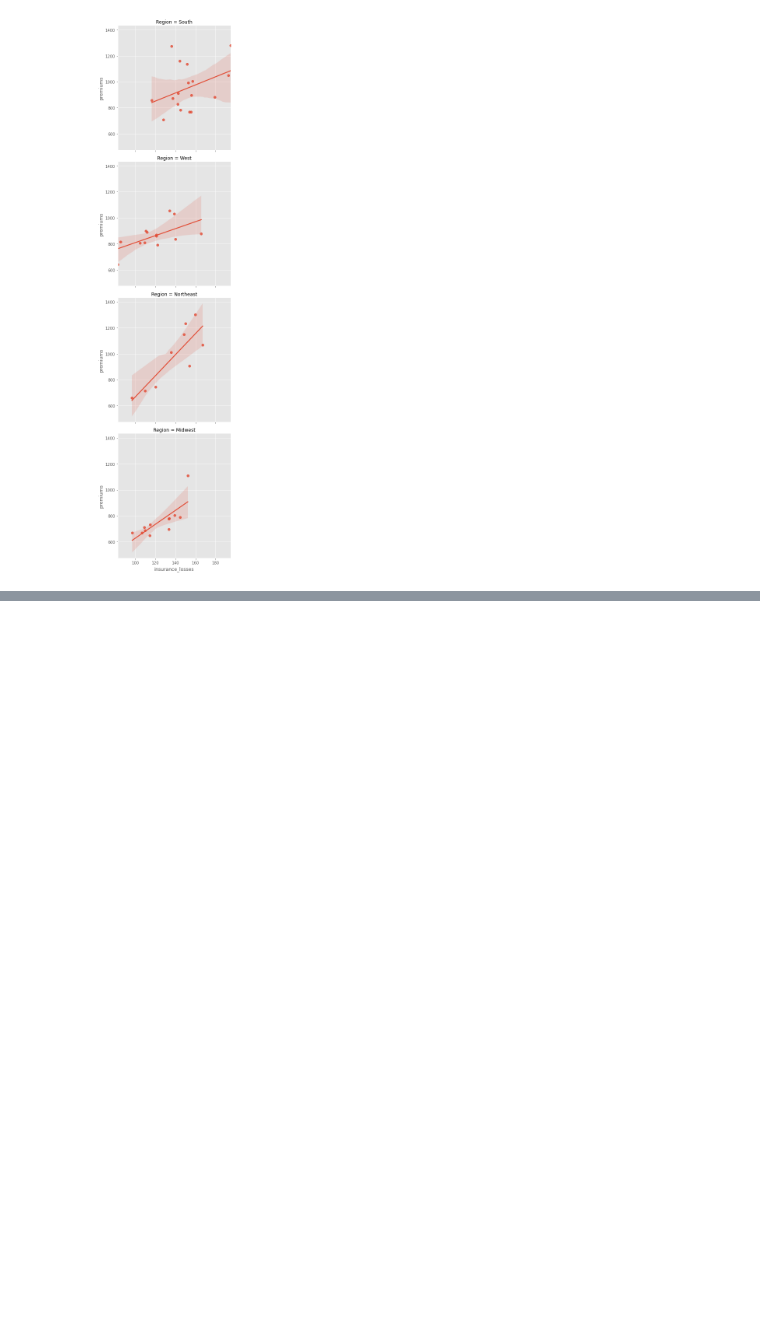
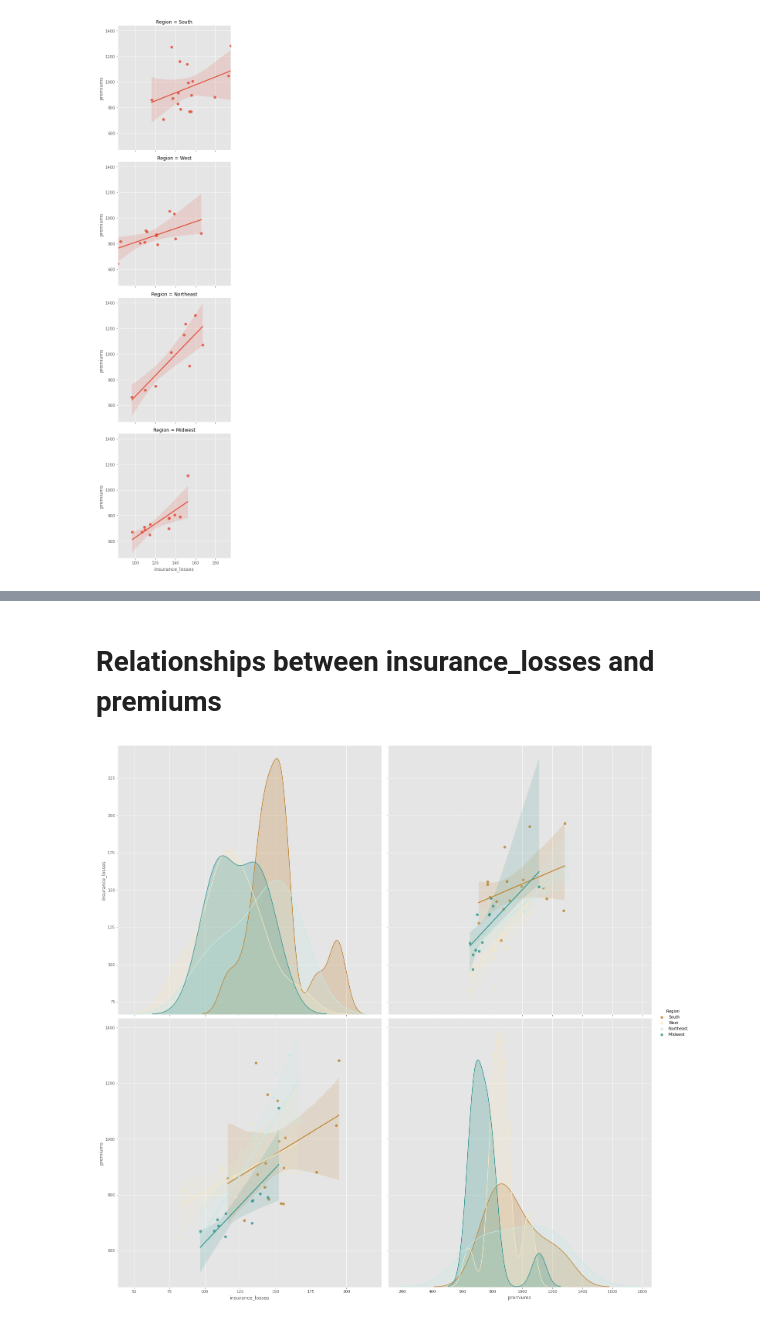
Before and after one commit to VictorOmondi1997/visualizing_us_worst_drivers, a Jupyter notebook: visualizing_us_worst_drivers.ipynb, the cells around one changed output, grey strips where cells are left out. Cells and saved outputs as stored; diff of their text form; code cells hidden in the pictures; blank space fills up the shorter version.

```diff
--- a/visualizing_us_worst_drivers.ipynb
+++ b/visualizing_us_worst_drivers.ipynb
@@ -49,0 +69,7 @@ plt.show()
+# %% [markdown]
+# Relationships between insurance_losses and premiums
+# %%
+sns.pairplot(df, vars=["insurance_losses", "premiums"], kind='reg', diag_kind='kde', hue='Region', palette='BrBG', height=10)
+plt.show()
+# %% [output]
+[figure, added]
```
Also changed, not shown: parts of 4 cells of this notebook.
